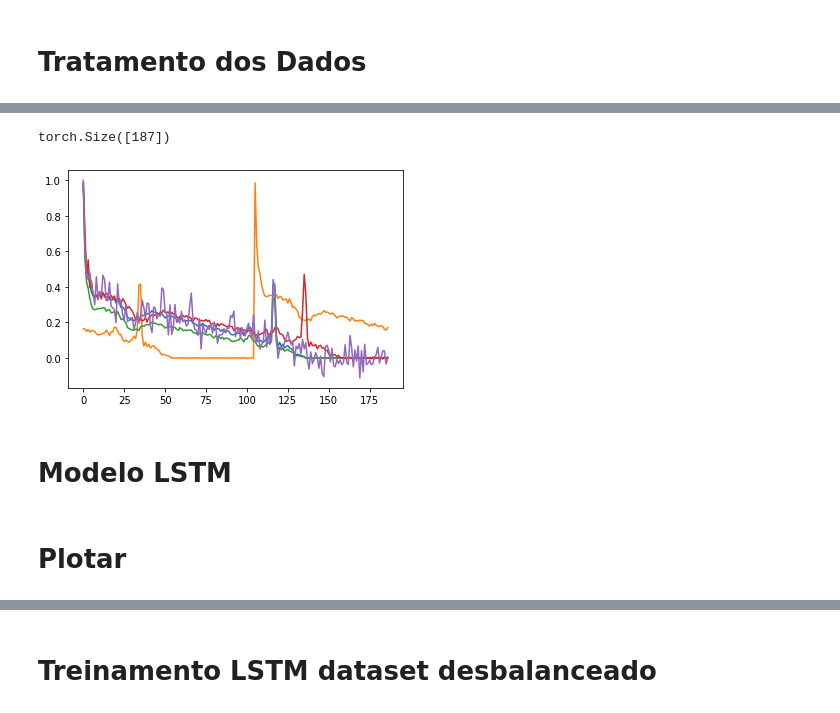
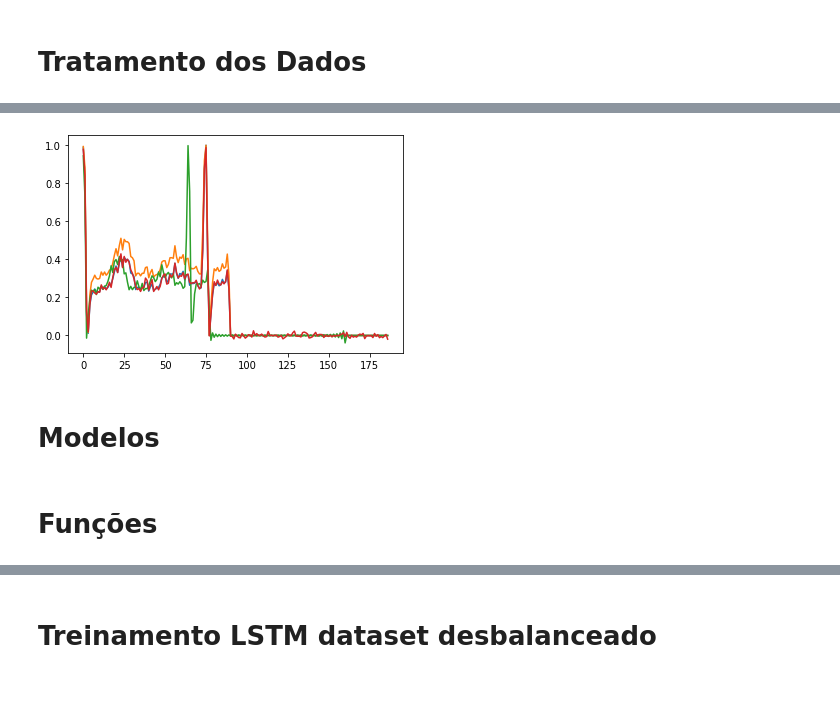
Before and after one commit to jvitors23/experimentos-PIBIC, a Jupyter notebook: kdRNN.ipynb, the cells around one changed output, grey strips where cells are left out. Cells and saved outputs as stored; diff of their text form; code cells hidden in the pictures.

```diff
--- a/kdRNN.ipynb
+++ b/kdRNN.ipynb
@@ -65,4 +78,0 @@ Name: 187, dtype: int64
-# %%
-M = df.values
-X = M[:, :-1]
-y = M[:, -1].astype(int)
@@ -75,13 +78,0 @@ C4 = np.argwhere(y == 4).flatten()
-# %%
-x = np.arange(0, 187)
-plt.figure(figsize=(15,8))
-plt.plot(x, X[C0, :][0], label="Cat. N")
-plt.plot(x, X[C1, :][0], label="Cat. S")
-plt.plot(x, X[C2, :][0], label="Cat. V")
-plt.plot(x, X[C3, :][0], label="Cat. F")
-plt.plot(x, X[C4, :][0], label="Cat. Q")
-plt.legend()
-plt.title("ECG Heartbeat", fontsize=20)
-plt.ylabel("Amplitude", fontsize=15)
-plt.xlabel("Time (ms)", fontsize=15)
-plt.show()
@@ -90,15 +79 @@ plt.show()
-# %%
-class ECG_dataset(Dataset):
-    def __init__(self,data,labels):
-        self.counts = [0,0,0,0,0]
-        self.data = data
-        self.labels = labels
-        for i in range(len(labels)):
-          self.counts[labels[i]] = self.counts[labels[i]]+1
-
-    def __len__(self):
-        return len(self.data)
-
-    def __getitem__(self,idx):
-        return self.data[idx],self.labels[idx]
 # %%
@@ -351,4 +300,5 @@ def getLoaders():
 # %%
+train_loader, valid_loader, test_loader = ecg_data()
 batch = next(iter(train_loader))
 data, target = batch
 # %%
@@ -380,15 +324,13 @@ plt.show()
 # %%
 plt.plot(data[0][0])
-plt.plot(permutation(data[0][0]))
 plt.plot(amplify(data[0][0]))
 plt.plot(stretch(data[0][0]))
 plt.plot(jitter(data[0][0]))
 plt.show()
 # %% [output]
-torch.Size([187])
-[figure, old version]
+[figure, new version]
-# %% [markdown]
-# Modelo LSTM
+# %% [markdown]
+# Modelos
 # %%
 class ModeloLSTM(nn.Module):
   def __init__(self, input_size, hidden_size, batch):
@@ -418,3 +385,3 @@ class ModeloLSTM(nn.Module):
 # %% [markdown]
-# Plotar
+# Funções
 # %%
```
Also changed, not shown: parts of 71 cells of this notebook.
